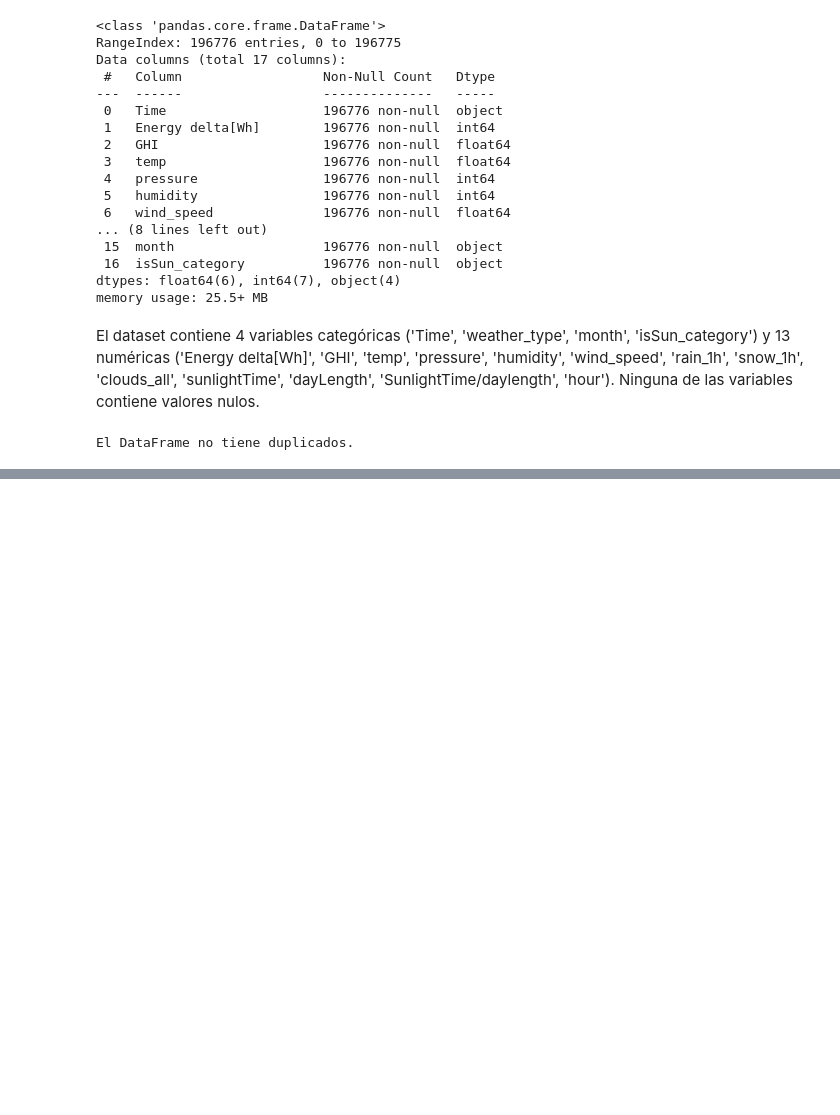
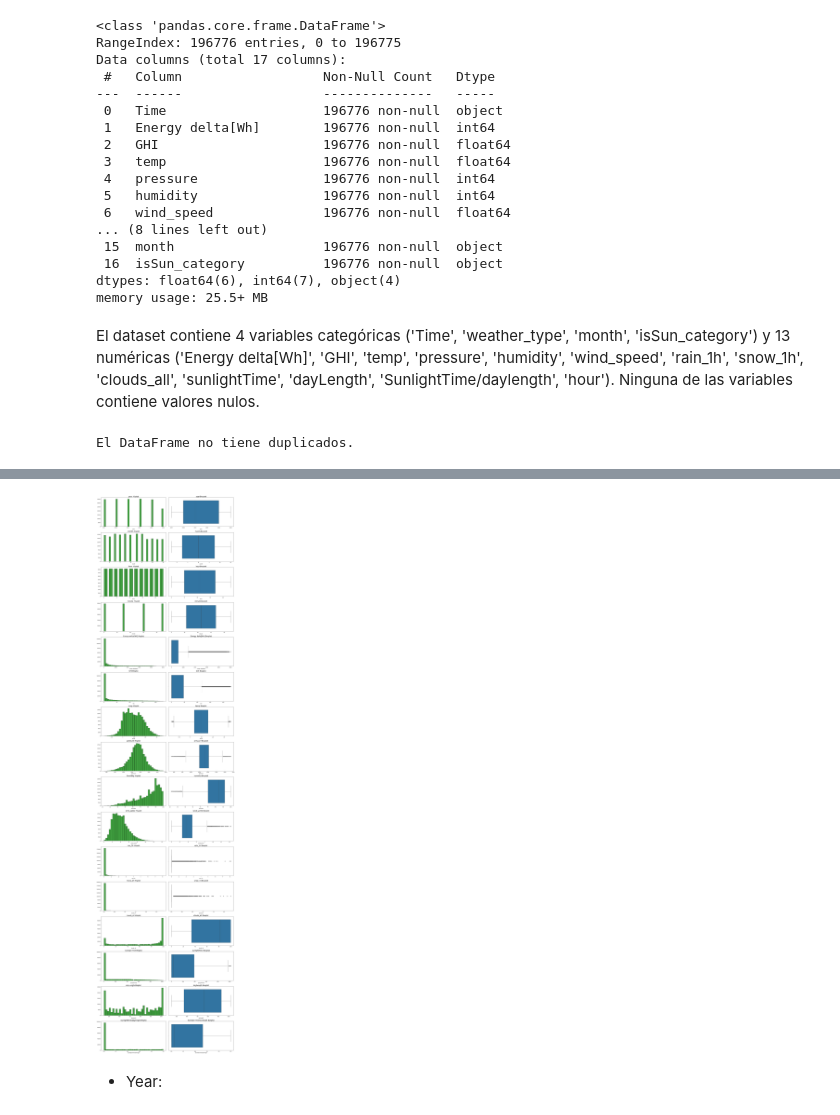
Before and after one commit to 4GeeksAcademy/Final-Project-JOF, a Jupyter notebook: src/explore.ipynb, the cells around one changed output, grey strips where cells are left out. Saved outputs shown, nothing was run; the diff lists cells and outputs as text; code cells hidden in the pictures; blank space fills up the shorter version.

```diff
--- a/src/explore.ipynb
+++ b/src/explore.ipynb
@@ -417,0 +493,14 @@ El DataFrame no tiene duplicados.
+# %%
+total_data['Time'] = pd.to_datetime(total_data['Time'])
+
+# Extraer Año, Mes y Hora
+total_data['year'] = total_data['Time'].dt.year
+total_data['month'] = total_data['Time'].dt.month
+total_data['hour'] = total_data['Time'].dt.hour
+total_data['minute'] = total_data['Time'].dt.minute
+# %%
+total_data = total_data[['year', 'month', 'hour', 'minute', 'Energy delta[Wh]', 'weather_type', 'isSun_category',
+       'GHI', 'temp', 'pressure', 'humidity', 'wind_speed', 'rain_1h',
+       'snow_1h', 'clouds_all', 'sunlightTime', 'dayLength', 'SunlightTime/daylength']].copy()
+
+total_data.head()
@@ -417,0 +514,23 @@ El DataFrame no tiene duplicados.
+# %%
+features = ['year', 'month', 'hour', 'minute', 'Energy delta[Wh]', 'GHI', 'temp', 'pressure', 'humidity', 'wind_speed', 'rain_1h',
+            'snow_1h', 'clouds_all', 'sunlightTime', 'dayLength', 'SunlightTime/daylength']
+
+# Crear subplots
+fig, axes = plt.subplots(len(features), 2, figsize=(20, 5*len(features)))
+
+for i, feature in enumerate(features):
+
+    # Histogram
+    sns.histplot(ax=axes[i, 0], data=total_data, x=feature, bins=35, color='green').set(ylabel=None)
+    axes[i, 0].set_title(f'{feature} Hisplot', fontdict={'fontsize': 17})
+
+    #boxplot
+    sns.boxplot(ax=axes[i, 1], data=total_data, x=feature)
+    axes[i, 1].set_title(f'{feature} Boxplot', fontdict={'fontsize': 17})
+
+plt.tight_layout()
+plt.show()
+# %% [output]
+[figure, added]
+# %% [markdown]
+- Year:
```
Also changed, not shown: parts of 17 cells of this notebook, 2 other files.
